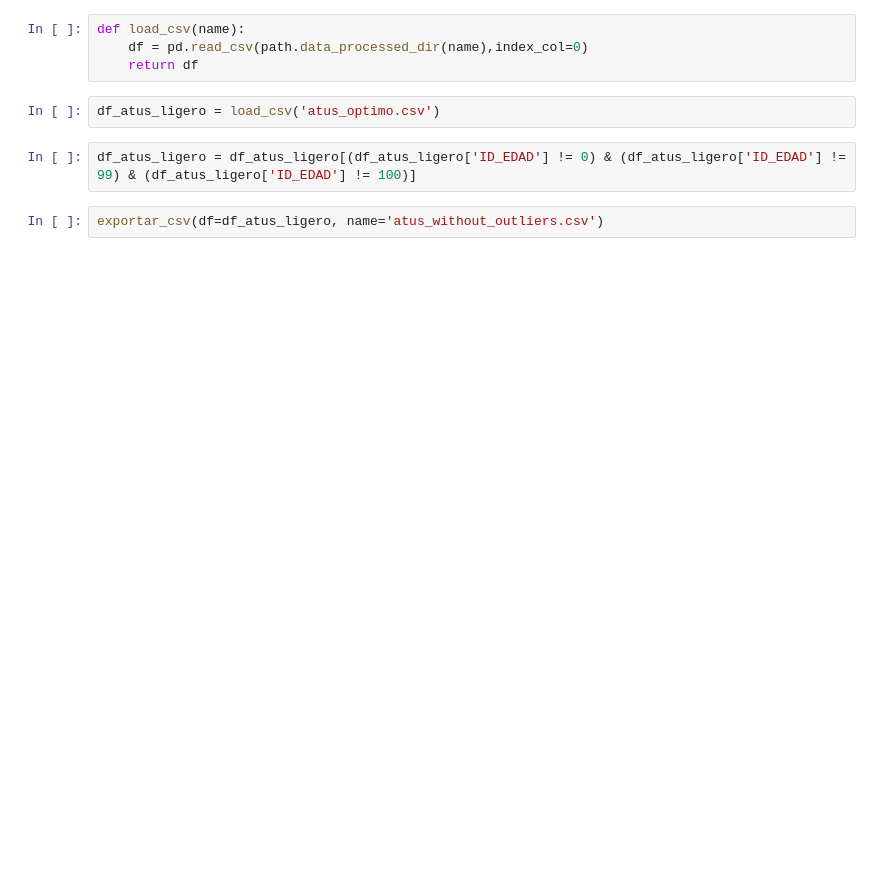
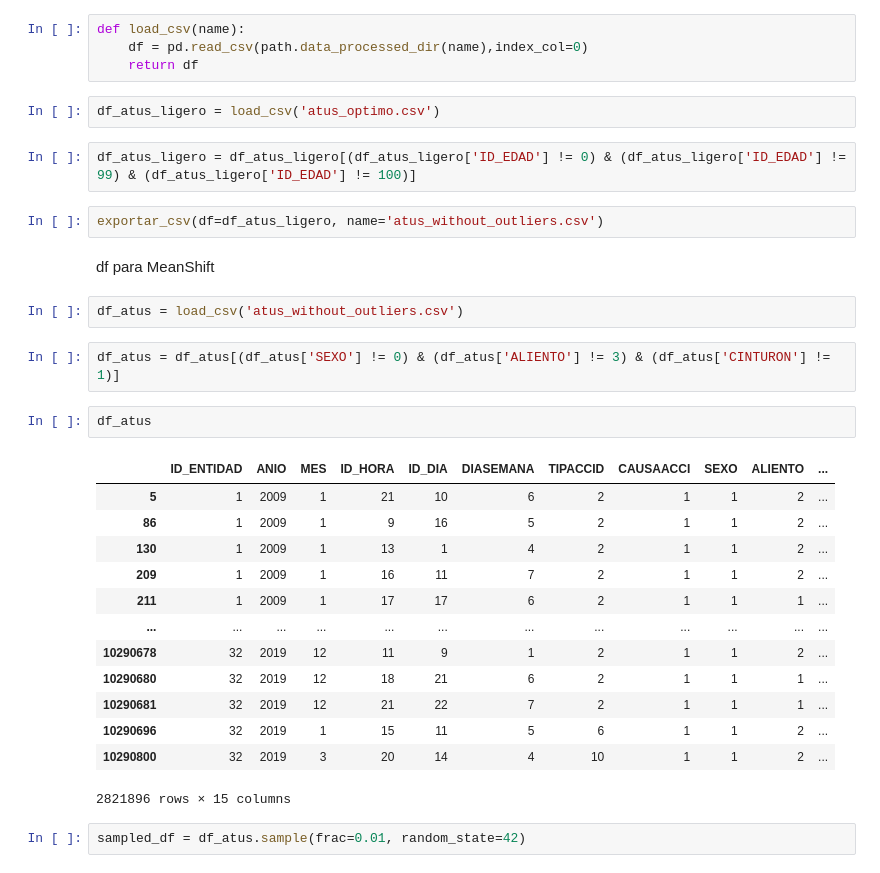
Before and after one commit to DRACDARKTIME/traffic-accidents-mx-1997-2023, a Jupyter notebook: notebooks/1.0-make-dataset.ipynb, the cells around one changed output. Drawn from its saved outputs; the diff is of its cells as text; blank space fills up the shorter version.

```diff
--- a/notebooks/1.0-make-dataset.ipynb
+++ b/notebooks/1.0-make-dataset.ipynb
@@ -284,3 +287,27 @@ df_atus_ligero = load_csv('atus_optimo.csv')
 df_atus_ligero = df_atus_ligero[(df_atus_ligero['ID_EDAD'] != 0) & (df_atus_ligero['ID_EDAD'] != 99) & (df_atus_ligero['ID_EDAD'] != 100)]
 # %%
 exportar_csv(df=df_atus_ligero, name='atus_without_outliers.csv')
+# %% [markdown]
+df para MeanShift
+# %%
+df_atus = load_csv('atus_without_outliers.csv')
+# %%
+df_atus = df_atus[(df_atus['SEXO'] != 0) & (df_atus['ALIENTO'] != 3) & (df_atus['CINTURON'] != 1)]
+# %%
+df_atus
+# %% [output]
+|  | ID_ENTIDAD | ANIO | MES | ID_HORA | ID_DIA | DIASEMANA | TIPACCID | CAUSAACCI | SEXO | ALIENTO | ... |
+| 5 | 1 | 2009 | 1 | 21 | 10 | 6 | 2 | 1 | 1 | 2 | ... |
+| 86 | 1 | 2009 | 1 | 9 | 16 | 5 | 2 | 1 | 1 | 2 | ... |
+| 130 | 1 | 2009 | 1 | 13 | 1 | 4 | 2 | 1 | 1 | 2 | ... |
+| 209 | 1 | 2009 | 1 | 16 | 11 | 7 | 2 | 1 | 1 | 2 | ... |
+| 211 | 1 | 2009 | 1 | 17 | 17 | 6 | 2 | 1 | 1 | 1 | ... |
+| ... | ... | ... | ... | ... | ... | ... | ... | ... | ... | ... | ... |
+| 10290678 | 32 | 2019 | 12 | 11 | 9 | 1 | 2 | 1 | 1 | 2 | ... |
+| 10290680 | 32 | 2019 | 12 | 18 | 21 | 6 | 2 | 1 | 1 | 1 | ... |
+| 10290681 | 32 | 2019 | 12 | 21 | 22 | 7 | 2 | 1 | 1 | 1 | ... |
+| 10290696 | 32 | 2019 | 1 | 15 | 11 | 5 | 6 | 1 | 1 | 2 | ... |
+| 10290800 | 32 | 2019 | 3 | 20 | 14 | 4 | 10 | 1 | 1 | 2 | ... |
+2821896 rows × 15 columns
+# %%
+sampled_df = df_atus.sample(frac=0.01, random_state=42)
```
Also changed, not shown: parts of 3 cells of this notebook, 5 other files.
